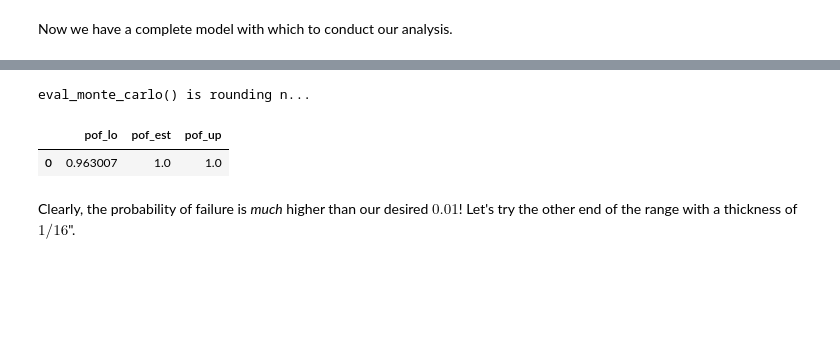
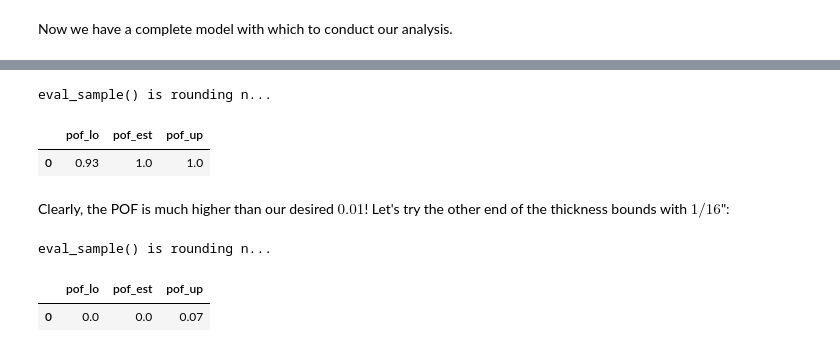
Before and after one commit to zdelrosario/uq-book-preview, a Jupyter notebook: _sources/01_orienting/grama-intro.ipynb, the cells around one changed output, grey strips where cells are left out. Drawn from its saved outputs; the diff is of its cells as text; code cells hidden in the pictures; blank space fills up the shorter version.

```diff
--- a/_sources/01_orienting/grama-intro.ipynb
+++ b/_sources/01_orienting/grama-intro.ipynb
@@ -775,0 +900,26 @@ model: Plate aluminum material properties
+# %%
+# Fix the typo in the buckling strength equation
+md_plate_v2 = (
+    md_aluminum_v2
+    # Add the buckling strength equation
+    >> gr.cp_vec_function(
+        fun=lambda df: gr.df_make(
+            sigma_buckle
+              =3.14159**2 * df.E
+              / 12 / (1 - df.mu**2)
+              * df.t**2 / df.h**2 # NB. Corrected typo
+              *(df.m*df.h/df.w + df.w/df.m/df.h)**2
+        ),
+        var=["E", "mu", "t", "h", "w", "m"],
+        out=["sigma_buckle"],
+        name="Buckling strength",
+    )
+    # Add bounds for deterministic inputs
+    >> gr.cp_bounds(
+        h=(2, 6), # Consider a range
+        w=(6, 6), # Assume constrained by design
+        m=(1, 1), # Assume first mode dominates
+        # Based on tested plate thicknesses
+        t=(1/32, 1/16),
+    )
+)
@@ -784,20 +1008,56 @@ To start, we will analyze a plate with thickness $1/48$"; the lower end of sizes
+# %%
+(
+    ## Perform a monte carlo analysis
+    # Select a model with uncertainty
+    md_buckling
+    # Generate a random sample
+    >> gr.ev_sample(
+        n=1e2,    # Sample size
+        seed=101, # For reproducibility
+        # Define the deterministic input values
+        df_det=gr.df_make(h=6, w=6, t=1/48, m=1),
+    )
+    # Estimate the probability of failure (POF)
+    # Include confidence interval endpoints: lo|up
+    >> gr.tf_summarize(
+        pof_lo=gr.pr_lo(DF.g_buckle <= 0),
+        pof_est=gr.pr(DF.g_buckle <= 0),
+        pof_up=gr.pr_up(DF.g_buckle <= 0),
+    )
+    # Round all numeric columns
+    >> gr.tf_mutate_if(
+        gr.is_numeric,
+        lambda x: gr.round(x, 2),
+    )
+)
+# %% [output]
+eval_sample() is rounding n...
+|  | pof_lo | pof_est | pof_up |
+| 0 | 0.93 | 1.0 | 1.0 |
+# %% [markdown]
+Clearly, the POF is much higher than our desired $0.01$! Let's try the other end of the thickness bounds with $1/16$":
 # %%
 (
+    # Study the buckling model
     md_buckling
-    >> gr.ev_monte_carlo(
+    # Perform simple Monte Carlo
+    >> gr.ev_sample(
         n=1e2,
         seed=101,
-        df_det=gr.df_make(a=6, t=1/48),
+        df_det=gr.df_make(h=6, w=6, t=1/16, m=1)
     )
     >> gr.tf_summarize(
-        pof_lo=gr.binomial_ci(DF.g_buckle <= 0, side="lo"),
-        pof_est=gr.mean(DF.g_buckle <= 0),
-        pof_up=gr.binomial_ci(DF.g_buckle <= 0, side="up"),
+        pof_lo=gr.pr_lo(DF.g_buckle <= 0),
+        pof_est=gr.pr(DF.g_buckle <= 0),
+        pof_up=gr.pr_up(DF.g_buckle <= 0),
+    )
+    # Round all numeric columns
+    >> gr.tf_mutate_if(
+        gr.is_numeric,
+        lambda x: gr.round(x, 2),
     )
 )
 # %% [output]
-eval_monte_carlo() is rounding n...
+eval_sample() is rounding n...
 |  | pof_lo | pof_est | pof_up |
-| 0 | 0.963007 | 1.0 | 1.0 |
+| 0 | 0.0 | 0.0 | 0.07 |
-# %% [markdown]
-Clearly, the probability of failure is *much* higher than our desired $0.01$! Let's try the other end of the range with a thickness of $1/16$".
```
Also changed, not shown: parts of 142 cells of this notebook, 48 other files.
